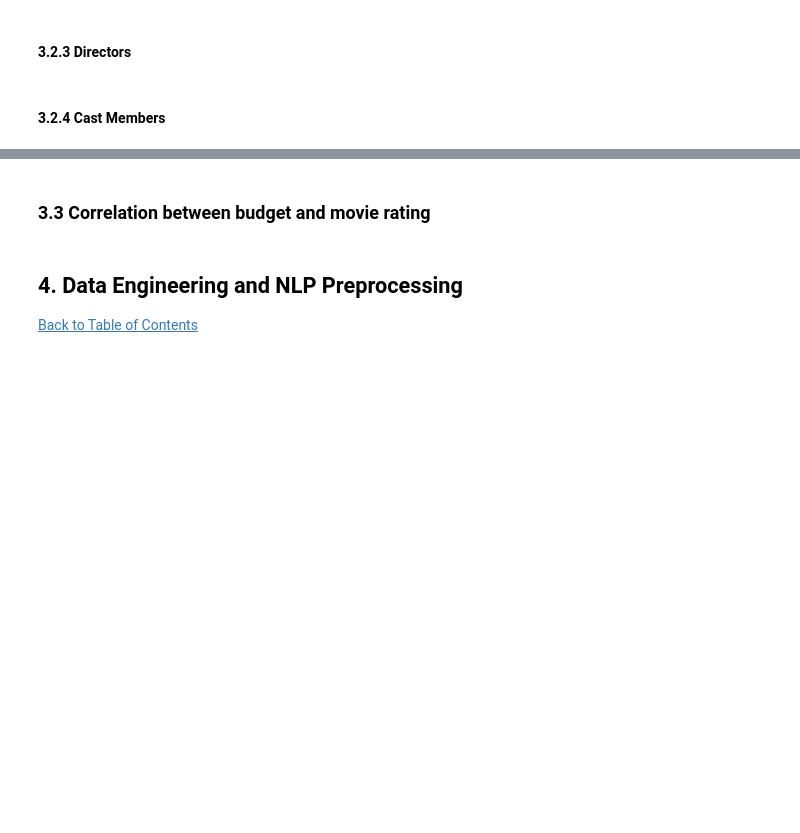
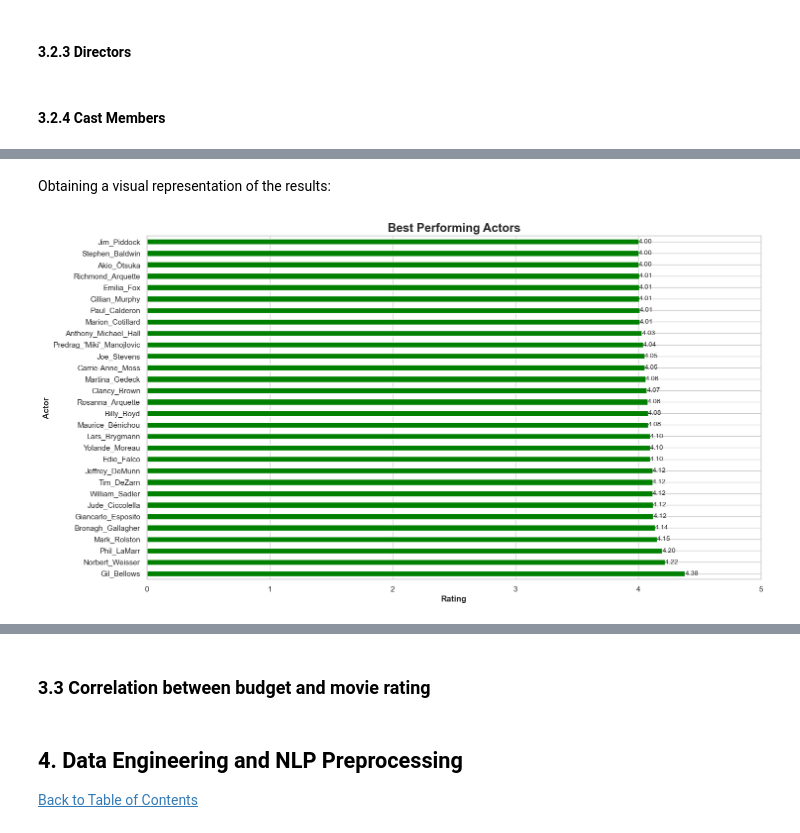
Before and after one commit to Kabous0017/Unsupervised-Learning-Team-NM4-VersionControl, a Jupyter notebook: FinalNotebook_Team_NM4.ipynb, the cells around one changed output, grey strips where cells are left out. Drawn from its saved outputs; the diff is of its cells as text; code cells hidden in the pictures; blank space fills up the shorter version.

```diff
--- a/FinalNotebook_Team_NM4.ipynb
+++ b/FinalNotebook_Team_NM4.ipynb
@@ -433,0 +553,5 @@ Before we can start building accurate and cohesive models, it is of paramount im
+# %%
+# Getting average ratings for movies:
+movie_average_ratings_df = eda_ratings_df.groupby(by="movieId").mean()
+movie_average_ratings_df.drop(["userId", "timestamp"], axis=1, inplace=True)
+movie_average_ratings_df.sort_values(by="review_count", ascending=False).head(10)
@@ -433,0 +573,5 @@ Before we can start building accurate and cohesive models, it is of paramount im
+# %%
+# Remove low reviewed movies from consideration
+print("Before filtering review count:", len(movie_average_ratings_df))
+movie_average_ratings_df = movie_average_ratings_df[movie_average_ratings_df["review_count"]>=300]
+print("After filtering review count:", len(movie_average_ratings_df))
@@ -433,0 +583,4 @@ Before we can start building accurate and cohesive models, it is of paramount im
+# %%
+# Merging average review value to actor data
+df_actor_movie_ratings = pd.merge(df_imdb_actors_eda, movie_average_ratings_df, on="movieId",how="inner" )
+df_actor_movie_ratings.head()
@@ -433,0 +643,9 @@ Before we can start building accurate and cohesive models, it is of paramount im
+# %%
+# Merge movie counts into actor reviews
+actor_ratings_df = pd.merge(actor_ratings_df, df_actor_counts, on="Actor")
+actor_ratings_df.rename(columns={"Frequency":"MovieCount"}, inplace=True)
+# Only consider actors with more than 10 movies under their belt
+actor_ratings_df = actor_ratings_df[actor_ratings_df["MovieCount"]>10]
+
+actor_ratings_to_plot = actor_ratings_df.sort_values("AverageActorRating", ascending=False).head(30)
+actor_ratings_to_plot.head()
@@ -433,0 +659,12 @@ Before we can start building accurate and cohesive models, it is of paramount im
+# %% [markdown]
+Obtaining a visual representation of the results:
+# %%
+# Plotting the highest rated actors
+graph = actor_ratings_to_plot.plot(x="Actor", y="AverageActorRating", kind='barh',   figsize=(16,9), xlim=[0,5],  legend=False, color = "Green")
+graph.set_title("Best Performing Actors", fontweight='bold', fontsize="x-large")
+graph.set_xlabel("Rating", fontweight='bold')
+graph.set_ylabel("Actor", fontweight='bold')
+for container in graph.containers:
+    graph.bar_label(container, fontsize="small", fmt="%.2f")
+# %% [output]
+[figure, added]
```
Also changed, not shown: parts of 30 cells of this notebook.
